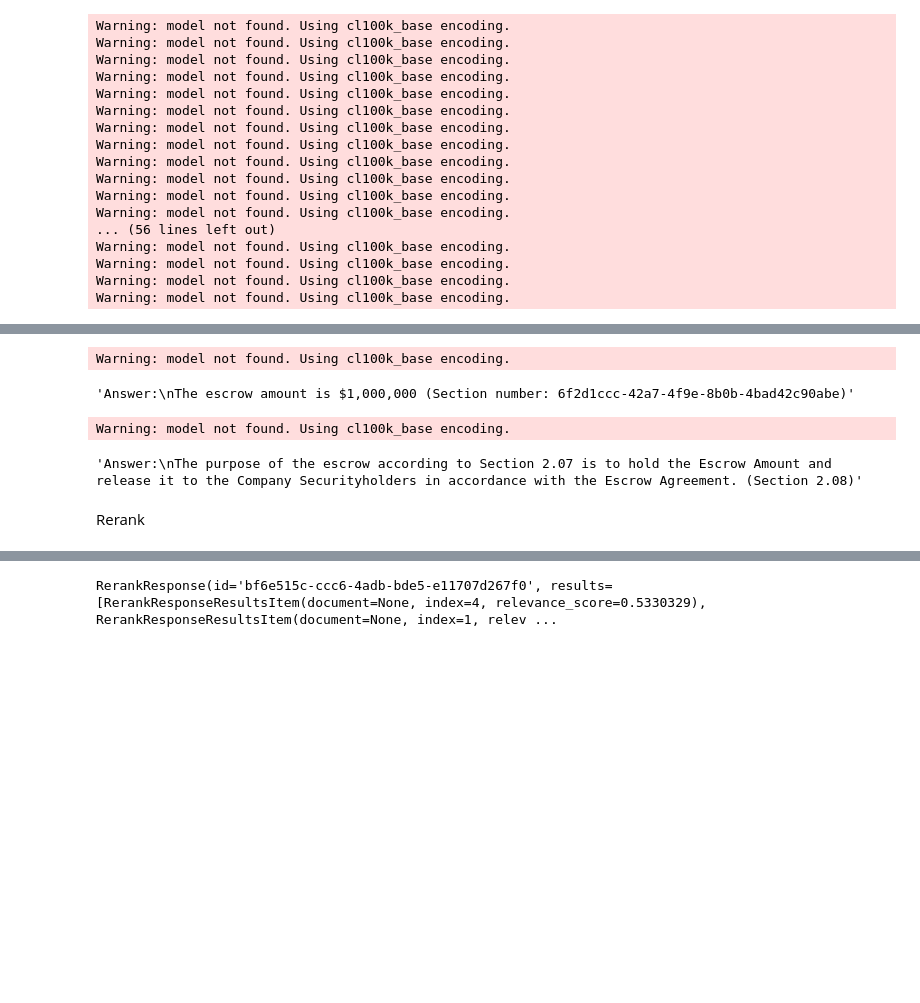
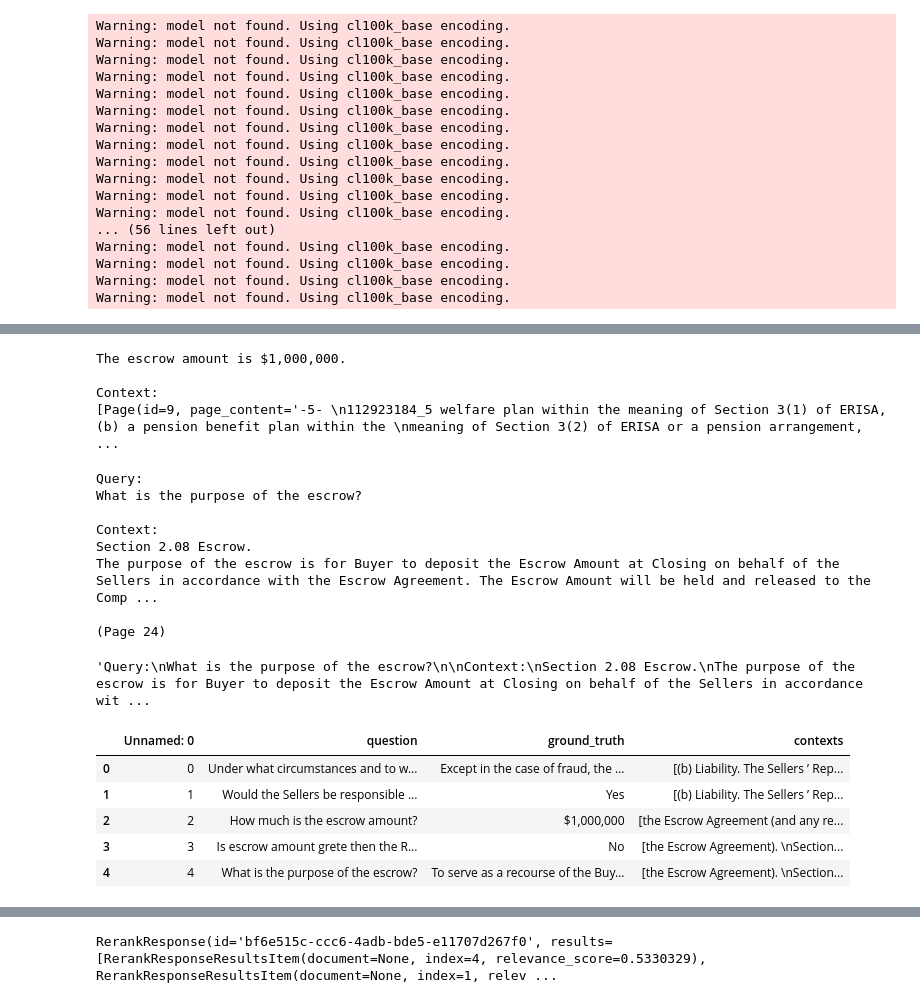
Before and after one commit to RYees/rag_contract_implementation, a Jupyter notebook: notebook/parent_doc_contract_rag.ipynb, the cells around one changed output, grey strips where cells are left out. Cells and saved outputs as stored; diff of their text form; code cells hidden in the pictures; blank space fills up the shorter version.

```diff
--- a/notebook/parent_doc_contract_rag.ipynb
+++ b/notebook/parent_doc_contract_rag.ipynb
@@ -146,20 +151,6 @@ lance_table
 # )
 
 # parent_document_retriever.add_documents(pdf_pages , ids=None)
-# %%
-child_splitter = RecursiveCharacterTextSplitter(chunk_size= 512)
-from langchain.text_splitter import RecursiveCharacterTextSplitter
-small_chunk_splitter = RecursiveCharacterTextSplitter(chunk_size = 512)
-store = InMemoryStore()
-vectorstore = LanceDB(lance_table, embed)
-parent_document_retriever = ParentDocumentRetriever(
-    vectorstore=vectorstore,
-    docstore=store,
-    child_splitter=small_chunk_splitter
-)
-
-
-parent_document_retriever.add_documents(pdf_pages , ids=None)
 # %%
 print(f"Number of parent chunks  is: {len(list(store.yield_keys()))}")
 
@@ -203,7 +200,7 @@ from langchain_core.runnables import RunnablePassthrough, RunnableParallel
 from operator import itemgetter
 from langchain_core.output_parsers import StrOutputParser
 
-setup_and_retrieval = RunnableParallel({"question": RunnablePassthrough(), "context": parent_document_retriever_wrapper })
+setup_and_retrieval = RunnableParallel({"question": RunnablePassthrough(), "context": parent_document_retriever })
 output_parser = StrOutputParser()
 
 
@@ -218,12 +214,52 @@ tags=None metadata=None vectorstore=<langchain.vectorstores.faiss.FAISS object a
 # %%
-parent_retrieval_chain.invoke("""How much is the escrow amount in dollar?""")
+result = parent_retrieval_chain.invoke("""How much is the escrow amount in number?""")
+answer = result.split('\n\nAnswer:')[0].strip()
+
+print(answer)
 # %% [output]
-Warning: model not found. Using cl100k_base encoding.
+The escrow amount is $1,000,000.
+
+Context:
+[Page(id=9, page_content='-5- \n112923184_5 welfare plan within the meaning of Section 3(1) of ERISA, (b) a pension benefit plan within the \nmeaning of Section 3(2) of ERISA or a pension arrangement, ...
-'Answer:\nThe escrow amount is $1,000,000 (Section number: 6f2d1ccc-42a7-4f9e-8b0b-4bad42c90abe)'
 # %%
-parent_retrieval_chain.invoke("What is the purpose of the escrow?")
+result = parent_retrieval_chain.invoke("What is the purpose of the escrow?")
+answer = result.split('\n\nAnswer:')[0].strip()
+
+print(answer)
 # %% [output]
-Warning: model not found. Using cl100k_base encoding.
+Query:
+What is the purpose of the escrow?
+
+Context:
+Section 2.08 Escrow.
+The purpose of the escrow is for Buyer to deposit the Escrow Amount at Closing on behalf of the Sellers in accordance with the Escrow Agreement. The Escrow Amount will be held and released to the Comp ...
+
+(Page 24)
-'Answer:\nThe purpose of the escrow according to Section 2.07 is to hold the Escrow Amount and release it to the Company Securityholders in accordance with the Escrow Agreement. (Section 2.08)'
-# %% [markdown]
-Rerank
+# %%
+result
+# %% [output]
+'Query:\nWhat is the purpose of the escrow?\n\nContext:\nSection 2.08 Escrow.\nThe purpose of the escrow is for Buyer to deposit the Escrow Amount at Closing on behalf of the Sellers in accordance wit ...
+# %%
+evaluation = pd.read_csv('../data/RaptorQA.csv')
+
+answers = []
+contexts = []
+# global contexts
+for question in evaluation['question']:
+    # answer = parent_retrieval_chain.invoke(question)
+    # answers.append(answer)
+    result = parent_document_retriever_wrapper(question)
+    context = [doc.page_content for doc in result['context']]
+    contexts.append(context)
+
+# evaluation['answer'] = answers
+evaluation['contexts'] = contexts
+evaluation.head()
+# evaluation.to_csv('../data/updated_raptor_evaluation.csv', index=False)
+# %% [output]
+|  | Unnamed: 0 | question | ground_truth | contexts |
+| 0 | 0 | Under what circumstances and to w... | Except in the case of fraud, the ... | [(b) Liability. The Sellers ’ Rep... |
+| 1 | 1 | Would the Sellers be responsible ... | Yes | [(b) Liability. The Sellers ’ Rep... |
+| 2 | 2 | How much is the escrow amount? | $1,000,000 | [the Escrow Agreement (and any re... |
+| 3 | 3 | Is escrow amount grete then the R... | No | [the Escrow Agreement). \nSection... |
+| 4 | 4 | What is the purpose of the escrow? | To serve as a recourse of the Buy... | [the Escrow Agreement). \nSection... |
```
Also changed, not shown: parts of 24 cells of this notebook, 3 other files.
